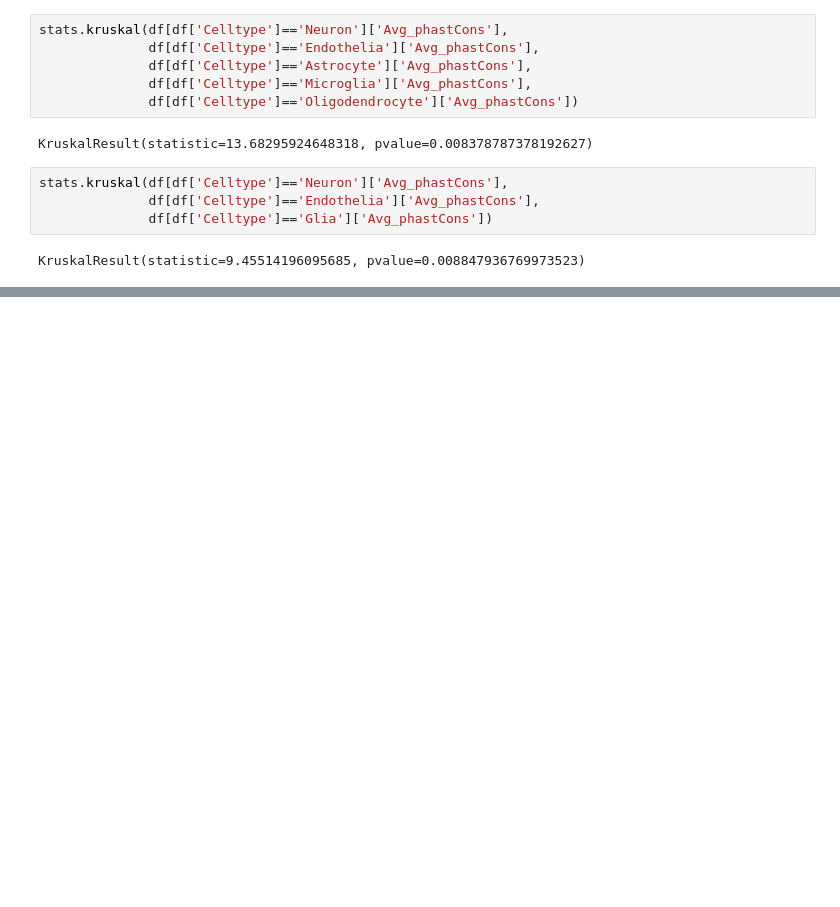
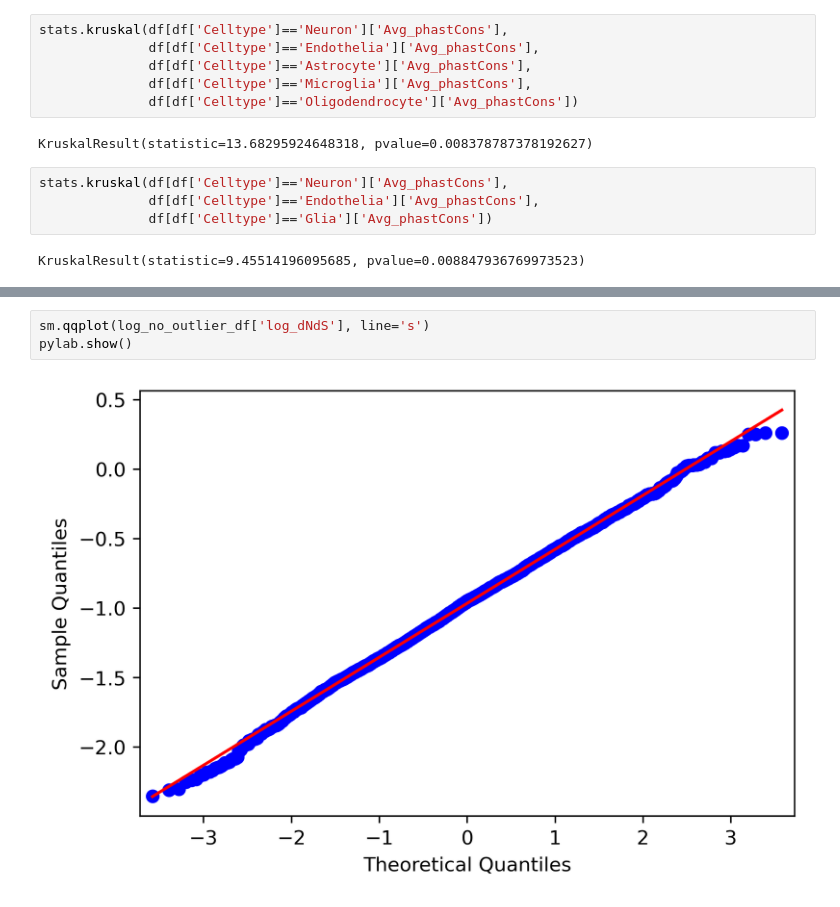
Before and after one commit to VeritatemAmo/neuron-glia-dNdS, a Jupyter notebook: jupyter_notebooks/mouse.phastCons_stats.ipynb, the cells around one changed output, grey strips where cells are left out. Saved outputs shown, nothing was run; the diff lists cells and outputs as text; blank space fills up the shorter version.

```diff
--- a/jupyter_notebooks/mouse.phastCons_stats.ipynb
+++ b/jupyter_notebooks/mouse.phastCons_stats.ipynb
@@ -168,0 +304,5 @@ KruskalResult(statistic=9.45514196095685, pvalue=0.008847936769973523)
+# %%
+sm.qqplot(log_no_outlier_df['log_dNdS'], line='s')
+pylab.show()
+# %% [output]
+[figure, added]
```
Also changed, not shown: parts of 39 cells of this notebook, 3 other files.
